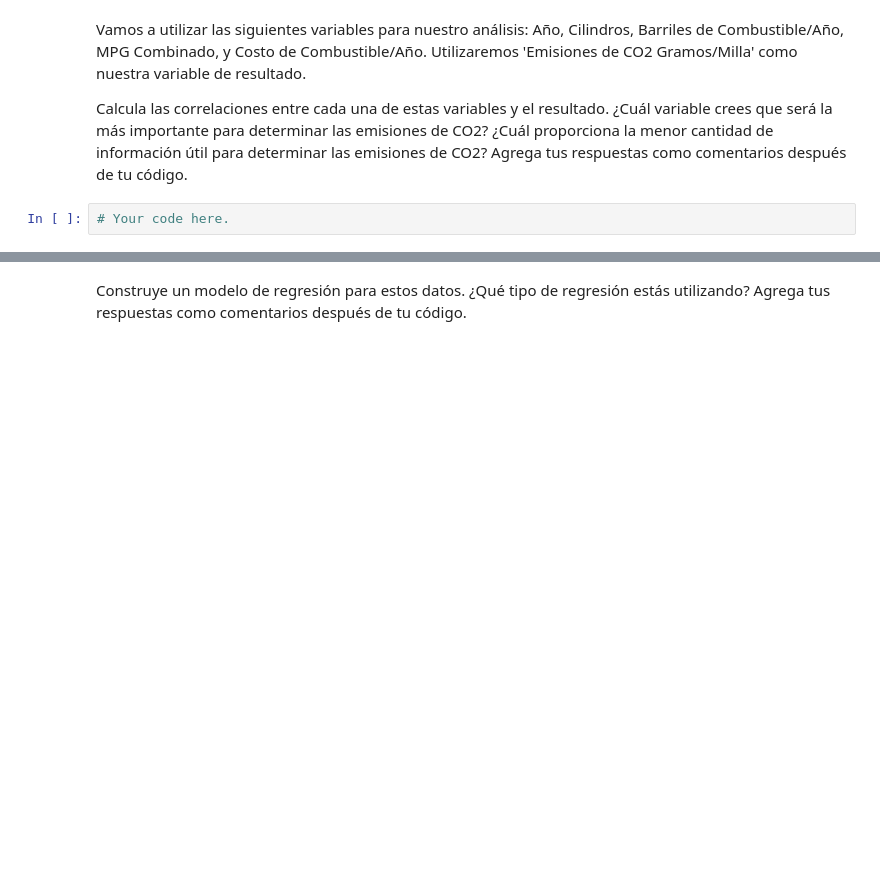
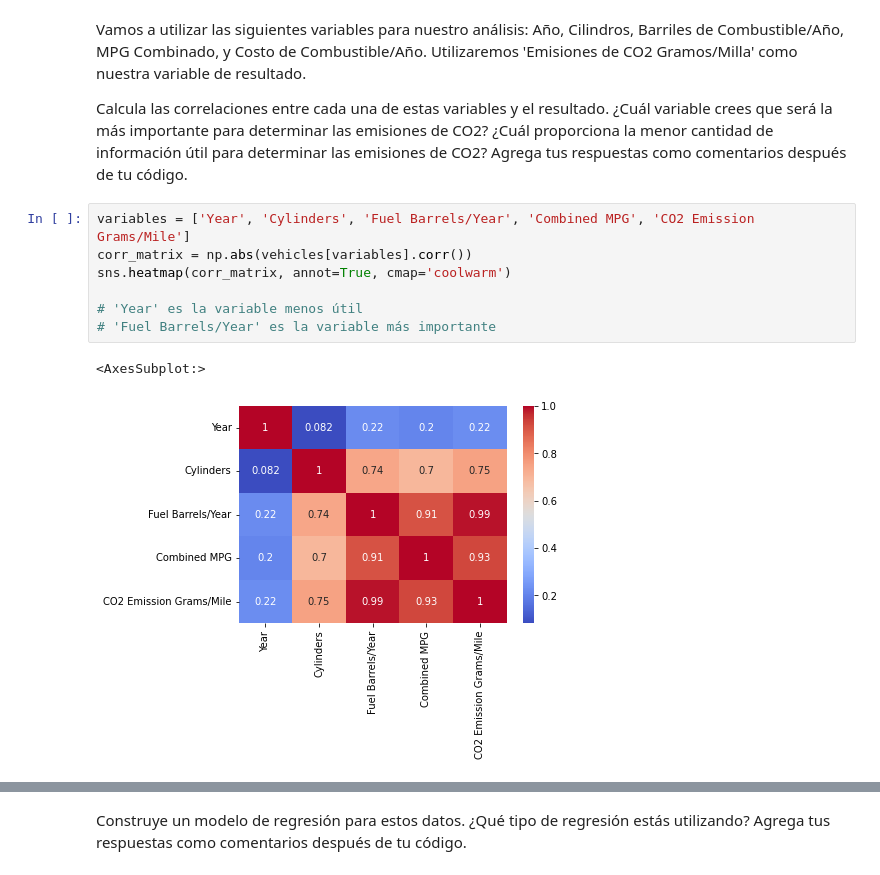
Before and after one commit to ivanseldas/lab-regression-analysis-es, a Jupyter notebook: your-code/lab-regression-analysis-esp.ipynb, the cells around one changed output, grey strips where cells are left out. Saved outputs shown, nothing was run; the diff lists cells and outputs as text; blank space fills up the shorter version.

```diff
--- a/your-code/lab-regression-analysis-esp.ipynb
+++ b/your-code/lab-regression-analysis-esp.ipynb
@@ -144,5 +148,13 @@ vehicles = pd.read_csv("../vehicles.csv")
 Vamos a utilizar las siguientes variables para nuestro análisis: Año, Cilindros, Barriles de Combustible/Año, MPG Combinado, y Costo de Combustible/Año. Utilizaremos 'Emisiones de CO2 Gramos/Milla' como nuestra variable de resultado.
 
 Calcula las correlaciones entre cada una de estas variables y el resultado. ¿Cuál variable crees que será la más importante para determinar las emisiones de CO2? ¿Cuál proporciona la menor cantidad de información útil para determinar las emisiones de CO2? Agrega tus respuestas como comentarios después de tu código.
-# %%
-# Your code here.
+# %%
+variables = ['Year', 'Cylinders', 'Fuel Barrels/Year', 'Combined MPG', 'CO2 Emission Grams/Mile']
+corr_matrix = np.abs(vehicles[variables].corr())
+sns.heatmap(corr_matrix, annot=True, cmap='coolwarm')
+
+# 'Year' es la variable menos útil
+# 'Fuel Barrels/Year' es la variable más importante
+# %% [output]
+<AxesSubplot:>
+[figure, added]
```
Also changed, not shown: parts of 12 cells of this notebook.
